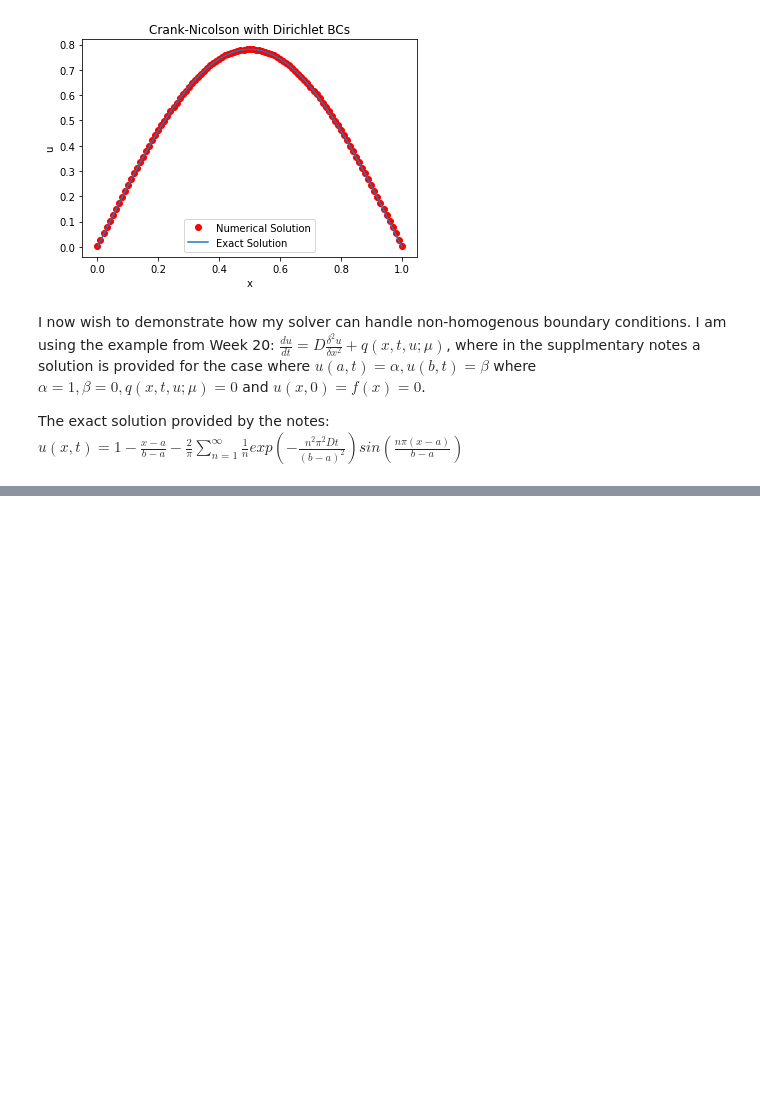
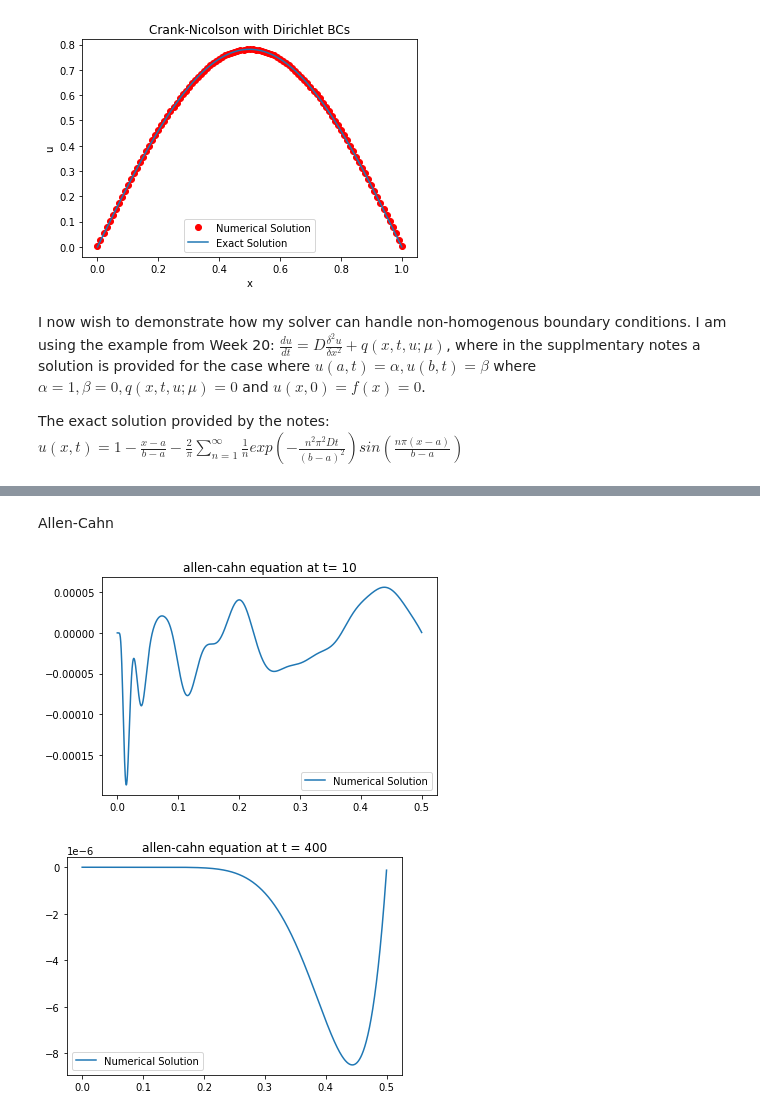
Before and after one commit to joesouber/EMAT30008, a Jupyter notebook: report.ipynb, the cells around one changed output, grey strips where cells are left out. Drawn from its saved outputs; the diff is of its cells as text; code cells hidden in the pictures; blank space fills up the shorter version.

```diff
--- a/report.ipynb
+++ b/report.ipynb
@@ -535,0 +572,51 @@ plt.show()
+# %% [markdown]
+Allen-Cahn
+# %%
+#Allen-Cahn
+import random
+random.seed(123)
+L = 0.5
+T = 500
+mx = 1500
+mt = 1000
+
+def dirichlet_0(x,t):
+    '''
+    Function containing the homogeneous boundary conditions.
+    '''
+    return 0
+
+def Initial_Conds(x, t):
+
+    return np.array([random.uniform(-0.001, 0.001)])
+
+
+def nonlinear_source(u, x, t):
+
+    y = u - u**3
+    return y
+
+u,t = finite_difference(L, T, mx, mt, 'neumann', dirichlet_0, Initial_Conds, discretisation='beuler', source_term = nonlinear_source, D=0.0001, linearity='nonlinear')
+index = [t==400]
+index2 = [t==10]
+    # Select the slice of the solution at t=t_plot
+solution1 = u[:,index[0]]
+solution2 = u[:,index2[0]]
+
+
+xx = np.linspace(0,L,u.shape[0])
+    # Plot u at t=t_plot
+yy = np.linspace(0,L,u_exact.shape[0])
+
+
+plt.plot(xx, solution2, label='Numerical Solution')
+plt.legend()
+plt.title('allen-cahn equation at t= 10')
+plt.show()
+plt.plot(xx, solution1, label='Numerical Solution')
+plt.legend()
+plt.title('allen-cahn equation at t = 400')
+plt.show()
+# %% [output]
+[figure, added]
+[figure, added]
```
Also changed, not shown: parts of 4 cells of this notebook.
